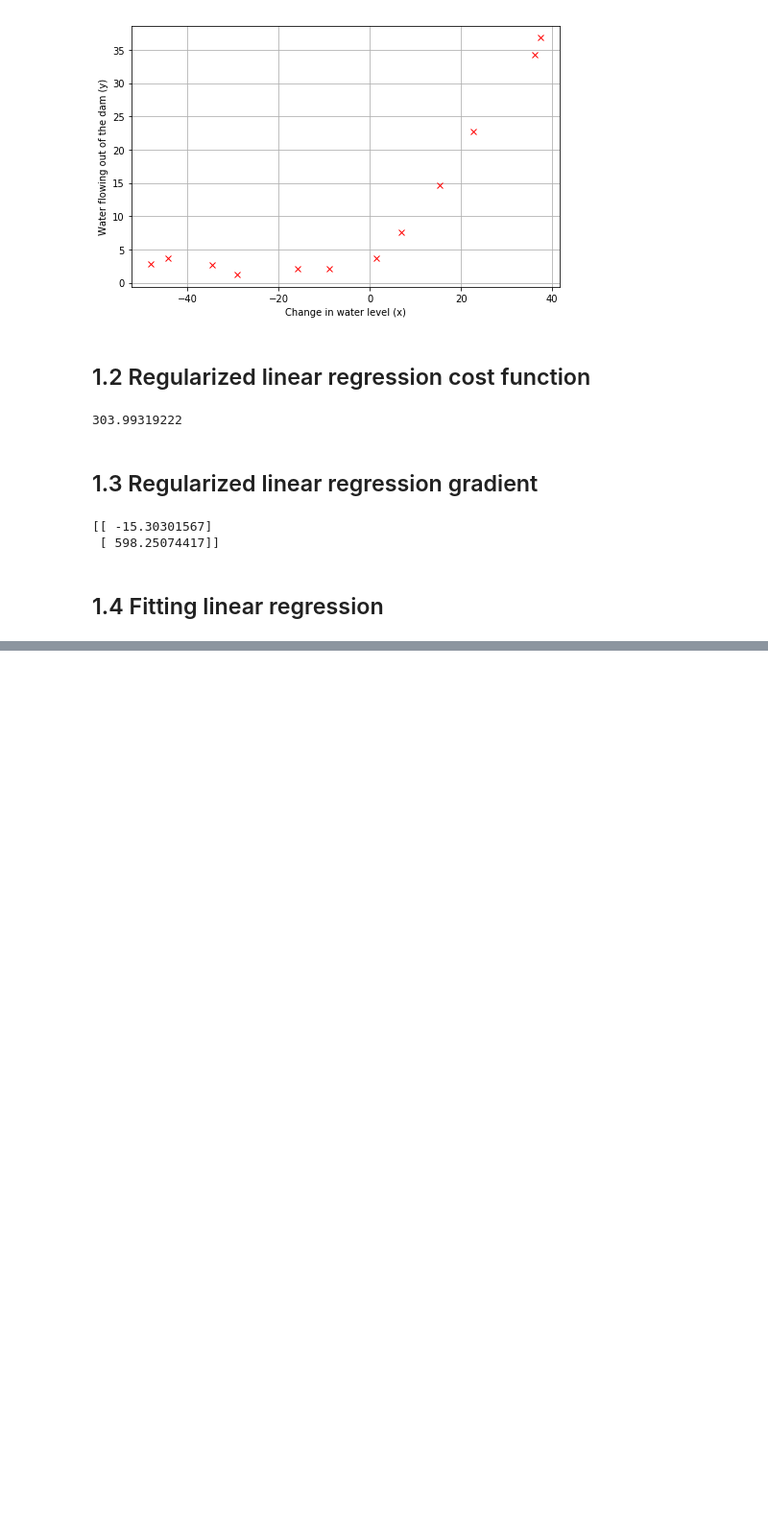
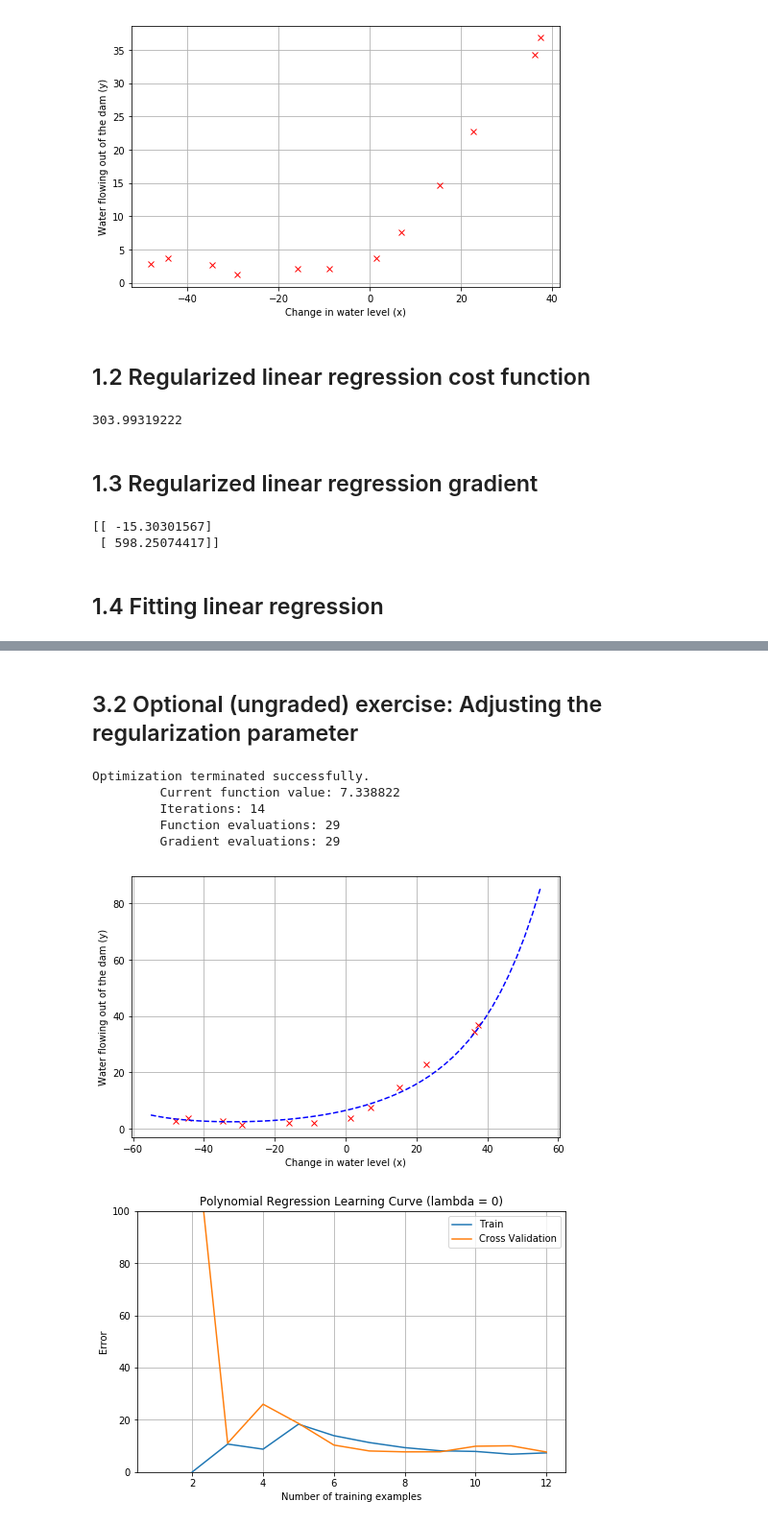
Before and after one commit to zhaochuanyun/coursera_ml, a Jupyter notebook: ex5/ex5.ipynb, the cells around one changed output, grey strips where cells are left out. Shown at 96% size. Drawn from its saved outputs; the diff is of its cells as text; code cells hidden in the pictures; blank space fills up the shorter version.

```diff
--- a/ex5/ex5.ipynb
+++ b/ex5/ex5.ipynb
@@ -111,0 +232,15 @@ plt.show()
+# %% [markdown]
+## 3.2 Optional (ungraded) exercise: Adjusting the regularization parameter
+# %%
+theta = np.zeros([poly_X_norm.shape[1], 1])
+optimize_theta = optimizeTheta(theta, poly_X_norm, y, 1.)
+plotFit(optimize_theta, mu, sigma)
+plotPolyLearningCurve(1.)
+# %% [output]
+Optimization terminated successfully.
+         Current function value: 7.338822
+         Iterations: 14
+         Function evaluations: 29
+         Gradient evaluations: 29
+[figure, added]
+[figure, added]
```
Also changed, not shown: parts of 17 cells of this notebook.
